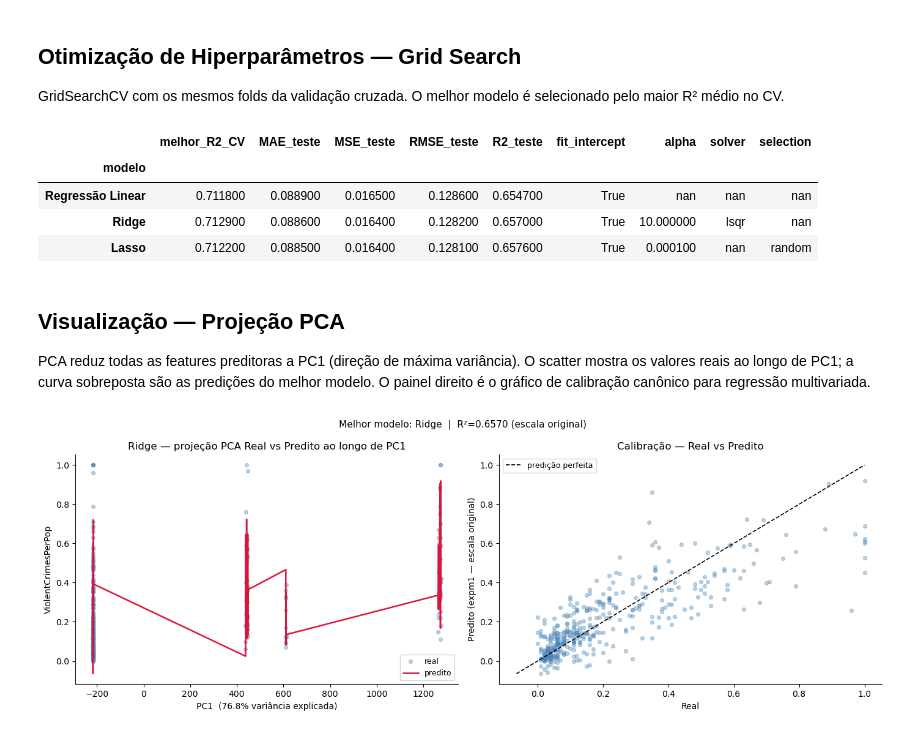
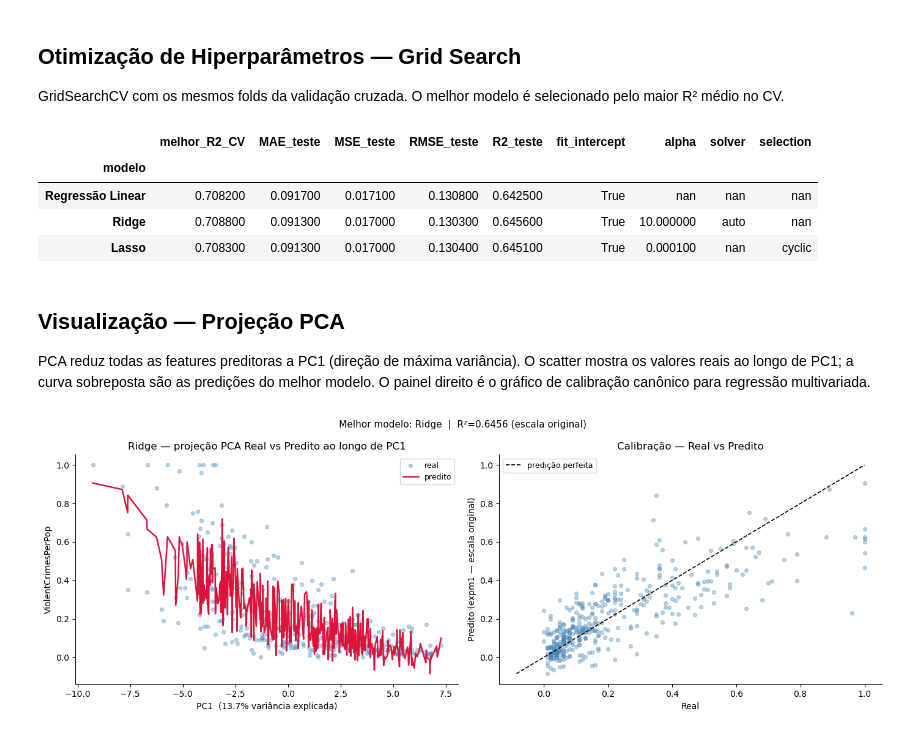
Before and after one commit to KevBoyz/data-science, a Jupyter notebook: Projects/capped-heart-disease/regression.ipynb, the cells around one changed output. Cells and saved outputs as stored; diff of their text form; code cells hidden in the pictures.

```diff
--- a/Projects/capped-heart-disease/regression.ipynb
+++ b/Projects/capped-heart-disease/regression.ipynb
@@ -126,18 +160,18 @@ if TARGET in muito_missing:
 df.drop(columns=muito_missing, inplace=True)
 
 cols_id = [c for c in cols_id if c in df.columns]
-removidas_sparsity = []
+removidas_alta_cardinalidade = []
 cols_categoricas_mantidas = []
 for col in cols_id:
-    sparsity = df[col].nunique(dropna=True) / n_total
-    if sparsity > 0.5:
-        removidas_sparsity.append(col)
+    cardinalidade = df[col].nunique(dropna=True) / n_total
+    if cardinalidade > 0.5:
+        removidas_alta_cardinalidade.append(col)
     else:
         cols_categoricas_mantidas.append(col)
 
-df.drop(columns=removidas_sparsity, inplace=True)
+df.drop(columns=removidas_alta_cardinalidade, inplace=True)
 print(f'Colunas removidas por missing (≥50%): {len(muito_missing)}')
-print(f'Categóricas removidas por sparsity:   {removidas_sparsity or "nenhuma"}')
+print(f'Categóricas removidas por alta cardinalidade: {removidas_alta_cardinalidade or "nenhuma"}')
 print(f'Categóricas mantidas para OHE:        {cols_categoricas_mantidas or "nenhuma"}')
 print(f'Shape após limpeza: {df.shape}')
 # %% [output]
@@ -146,2 +180,21 @@ Categóricas removidas por sparsity:   ['communityname']
 Categóricas mantidas para OHE:        ['state']
 Shape após limpeza: (1994, 102)
+# %%
+# Near-zero variance — apenas features contínuas (exclui categóricas mantidas e target)
+cols_para_nzv = [
+    c for c in df.select_dtypes(include='number').columns
+    if c not in cols_categoricas_mantidas and c != TARGET
+]
+
+removidas_nzv = near_zero_var(df[cols_para_nzv], freq_cut=95/5, unique_cut=10)
+
+if removidas_nzv:
+    vars_removidas = df[removidas_nzv].var()
+    print(f'Features removidas por near-zero variance ({len(removidas_nzv)}):')
+    for col in removidas_nzv:
+        print(f'  {col}: variância = {vars_removidas[col]:.6f}')
+    df.drop(columns=removidas_nzv, inplace=True)
+else:
+    print('Nenhuma feature removida por near-zero variance.')
+
+print(f'Shape após remoção NZV: {df.shape}')
@@ -766,6 +908,7 @@ plt.show()
 
 GridSearchCV com os mesmos folds da validação cruzada. O melhor modelo é selecionado pelo maior R² médio no CV.
 # %%
+kfold  = KFold(n_splits=5, shuffle=True, random_state=42)
 alphas = [0.00001, 0.0001, 0.001, 0.01, 0.1, 1, 10, 100, 150, 200, 1000]
 
 configs = {
@@ -823,9 +966,9 @@ df_grid.round(4).style.apply(_bold_best, axis=1)
 # %% [output]
 |  | melhor_R2_CV | MAE_teste | MSE_teste | RMSE_teste | R2_teste | fit_intercept | alpha | solver | selection |
 | modelo |  |  |  |  |  |  |  |  |  |
-| Regressão Linear | 0.711800 | 0.088900 | 0.016500 | 0.128600 | 0.654700 | True | nan | nan | nan |
-| Ridge | 0.712900 | 0.088600 | 0.016400 | 0.128200 | 0.657000 | True | 10.000000 | lsqr | nan |
-| Lasso | 0.712200 | 0.088500 | 0.016400 | 0.128100 | 0.657600 | True | 0.000100 | nan | random |
+| Regressão Linear | 0.708200 | 0.091700 | 0.017100 | 0.130800 | 0.642500 | True | nan | nan | nan |
+| Ridge | 0.708800 | 0.091300 | 0.017000 | 0.130300 | 0.645600 | True | 10.000000 | auto | nan |
+| Lasso | 0.708300 | 0.091300 | 0.017000 | 0.130400 | 0.645100 | True | 0.000100 | nan | cyclic |
 # %% [markdown]
 ## Visualização — Projeção PCA
 
@@ -838,10 +981,17 @@ gs_melhor   = resultados_grid[nome_melhor]
 best_params = {k.replace('modelo__', ''): v for k, v in gs_melhor.best_params_.items()}
 
 y_pred_log_test = gs_melhor.best_estimator_.predict(X_test)
-y_pred_test     = np.expm1(y_pred_log_test)          # escala original para visualização
+y_pred_test     = np.expm1(y_pred_log_test)
+
+# Escalar antes do PCA — fit no treino, transform no teste
+# Sem isso, NumStreet (variância 145k) domina PC1 com loading 0.9996
+_scaler_pca  = StandardScaler().fit(X_train)
+X_train_sc   = _scaler_pca.transform(X_train)
+X_test_sc    = _scaler_pca.transform(X_test)
 
 pca     = PCA(n_components=1)
-pc1     = pca.fit_transform(X_test).ravel()
+pca.fit(X_train_sc)
+pc1     = pca.transform(X_test_sc).ravel()
 var_exp = pca.explained_variance_ratio_[0]
 
 order   = np.argsort(pc1)
@@ -849,31 +999,31 @@ pc1_s   = pc1[order]
 y_act_s = np.array(y_test)[order]
 y_prd_s = y_pred_test[order]
 
 fig, axes = plt.subplots(1, 2, figsize=(14, 5))
 
 ax = axes[0]
 ax.scatter(pc1_s, y_act_s, alpha=0.35, s=18, color='steelblue', label='real', zorder=2)
 ax.plot(pc1_s, y_prd_s, color='crimson', linewidth=1.8, label='predito', zorder=3)
 ax.set_xlabel(f'PC1  ({var_exp:.1%} variância explicada)')
 ax.set_ylabel(TARGET)
 ax.set_title(f'{nome_melhor} — projeção PCA Real vs Predito ao longo de PC1')
 ax.legend(fontsize=9)
 ax.spines[['top', 'right']].set_visible(False)
 
 ax2 = axes[1]
 lo  = min(float(y_test.min()), y_pred_test.min())
 hi  = max(float(y_test.max()), y_pred_test.max())
 ax2.scatter(y_test, y_pred_test, alpha=0.35, s=18, color='steelblue', zorder=2)
 ax2.plot([lo, hi], [lo, hi], 'k--', linewidth=1.2, label='predição perfeita', zorder=3)
 ax2.set_xlabel('Real')
 ax2.set_ylabel('Predito (expm1 — escala original)')
 ax2.set_title('Calibração — Real vs Predito')
 ax2.legend(fontsize=9)
 ax2.spines[['top', 'right']].set_visible(False)
 
 r2_grid = df_grid.loc[nome_melhor, 'R2_teste']
 plt.suptitle(f'Melhor modelo: {nome_melhor}  |  R²={r2_grid:.4f} (escala original)', fontsize=11)
 plt.tight_layout()
 plt.show()
 # %% [output]
-[figure, old version]
+[figure, new version]
```
Also changed, not shown: parts of 26 cells of this notebook.
